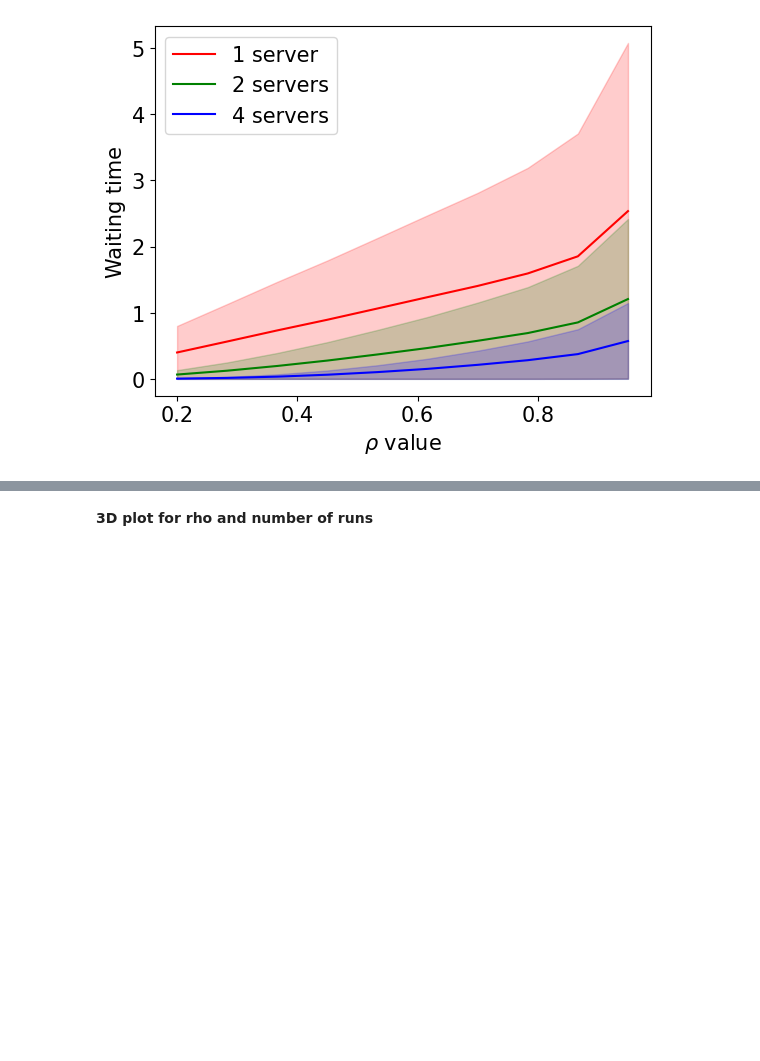
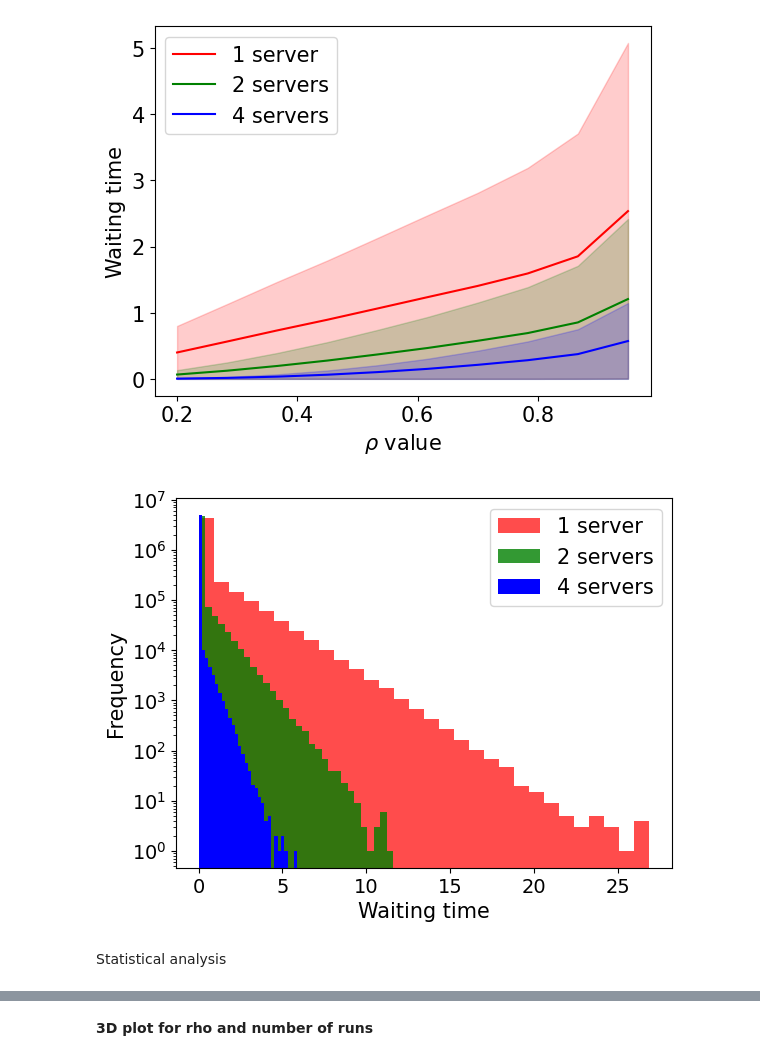
Before and after one commit to LoesBijman/stochastic_2, a Jupyter notebook: assignment_2.ipynb, the cells around one changed output, grey strips where cells are left out. Saved outputs shown, nothing was run; the diff lists cells and outputs as text; code cells hidden in the pictures; blank space fills up the shorter version.

```diff
--- a/assignment_2.ipynb
+++ b/assignment_2.ipynb
@@ -123,8 +121,8 @@ Code for comparing rho's
 # %%
 # compare for different values of rho
 random.seed(3)
-runs = 100
-n_customers = 50
+runs = 10000
+n_customers = 500
 mu = 1/2
 
 env = simpy.Environment()
@@ -167,3 +165,17 @@ plt.tick_params(labelsize=15)
 plt.show()
 # %% [output]
 [figure]
+# %%
+plt.hist(waiting_times_of_rhos_n1[0], bins=30, color = 'red', label = '1 server', alpha = 0.7)
+plt.hist(waiting_times_of_rhos_n2[0], bins=30, color = 'green', label = '2 servers', alpha = 0.8)
+plt.hist(waiting_times_of_rhos_n4[0], bins=30, color = 'blue', label = '4 servers')
+plt.legend(fontsize = 15)
+plt.tick_params(labelsize=14)
+plt.xlabel('Waiting time', fontsize = 15)
+plt.ylabel('Frequency', fontsize = 15)
+plt.yscale('log')
+plt.show()
+# %% [output]
+[figure, added]
+# %% [markdown]
+Statistical analysis
```
Also changed, not shown: parts of 3 cells of this notebook, 1 other file.
